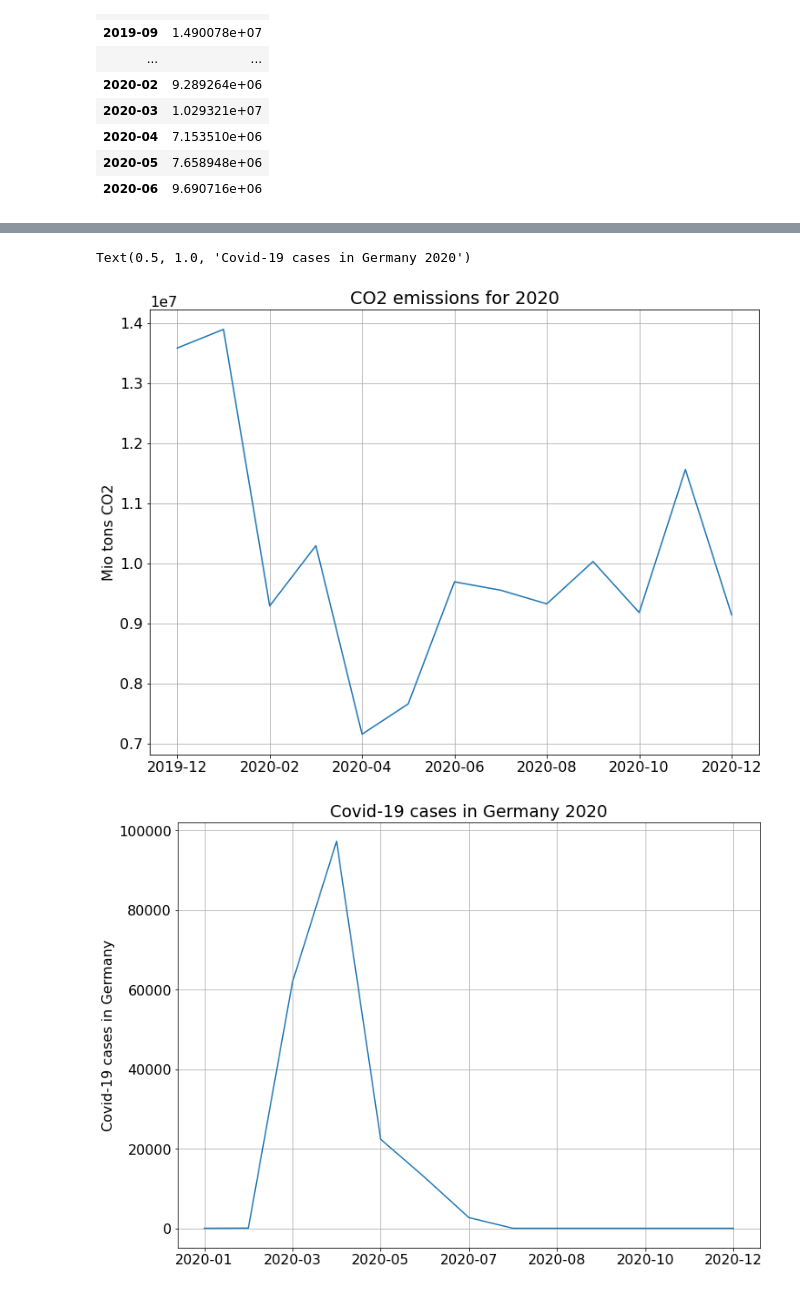
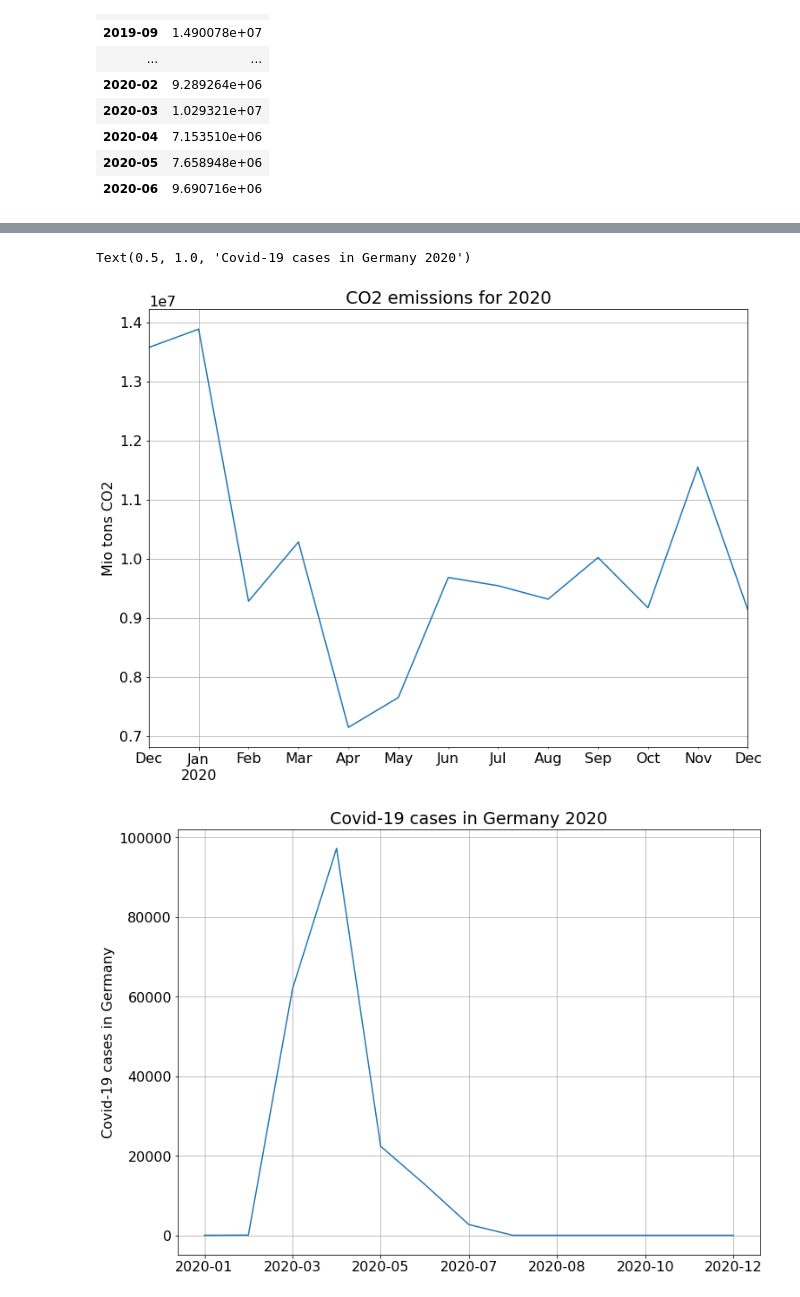
Before and after one commit to hannesk95/AMI, a Jupyter notebook: models/CoronaMapping/CoronaMapping.ipynb, the cells around one changed output, grey strips where cells are left out. Saved outputs shown, nothing was run; the diff lists cells and outputs as text; code cells hidden in the pictures.

Commit message:
Changes in corona mapping functions to return dataframe with datetime index.

```diff
--- a/models/CoronaMapping/CoronaMapping.ipynb
+++ b/models/CoronaMapping/CoronaMapping.ipynb
@@ -85,12 +85,24 @@ def EstimateCO2withCorona(lr_cor_co2, df_co2, df_cases_new):
         elif cases[i] < 0:
             cases[i] = 0
 
+    #convert datetime index to string index if needed
+    #for corona case numbers dataframe
+    try:
+        df_cases_new.index = df_cases_new.index.strftime('%Y-%m')
+    except:
+        pass
+
+    #for co2 emissions dataframe
+    try:
+        df_co2.index = df_co2.index.strftime('%Y-%m')
+    except:
+        pass
 
     pred_diff = lr_cor_co2.predict(df_cases_new.cases.values.reshape(-1, 1))
 
     pred = df_co2.loc['2019-07':'2019-12', 'co2'].to_numpy() * (1-pred_diff)
 
-    df_ret = pd.DataFrame({'co2':pred}, index=df_cases_new.index)
+    df_ret = pd.DataFrame({'co2':pred}, index=pd.to_datetime(df_cases_new.index))
 
     return df_ret
 # %% [markdown]
@@ -136,8 +148,9 @@ val = [90000, 90000, 90000, 90000, 90000, 90000]
 
 date = ['2020-07', '2020-08', '2020-09', '2020-10', '2020-11', '2020-12']
 df_cases_new = pd.DataFrame({'cases': val}, index=date)
-
+df_cases_new.index = pd.to_datetime(df_cases_new.index)
 df_pred = EstimateCO2withCorona(lr_cor_co2, df_co2, df_cases_new)
+df_co2.index = pd.to_datetime(df_co2.index)
 df_co2_plot = df_co2.append(df_pred).loc['2019-12':'2020-12', 'co2']
 # %%
 plt.figure()
@@ -232,28 +245,29 @@ RMSE:  0.1
 # %%
 #change the values of new cases here!
 val = [0, 0, 0, 0, 0, 0]
 
 date = ['2020-07', '2020-08', '2020-09', '2020-10', '2020-11', '2020-12']
 df_cases_new = pd.DataFrame({'cases': val}, index=date)
 
 df_pred = EstimateCO2withCorona(lr_cor_co2, df_co2, df_cases_new)
+df_co2.index = pd.to_datetime(df_co2.index)
 df_co2_plot = df_co2.append(df_pred).loc['2019-12':'2020-12', 'co2']
 
 plt.figure()
 df_co2_plot.plot(figsize=(12,9))
 plt.grid()
 plt.ylabel('Mio tons CO2')
 plt.title('CO2 emissions for 2020')
 
 plt.figure()
 df_cor_plot = df_cor.append(df_cases_new).loc['2020-01':'2020-12']
 df_cor_plot['cases'].plot(figsize=(12,9))
 plt.grid()
 plt.ylabel('Covid-19 cases in Germany')
 plt.title('Covid-19 cases in Germany 2020')
 # %% [output]
 Text(0.5, 1.0, 'Covid-19 cases in Germany 2020')
-[figure, old version]
+[figure, new version]
 [figure]
 # %%
 #change the values of new cases here!
```
Also changed, not shown: parts of 4 cells of this notebook, 2 other files.
